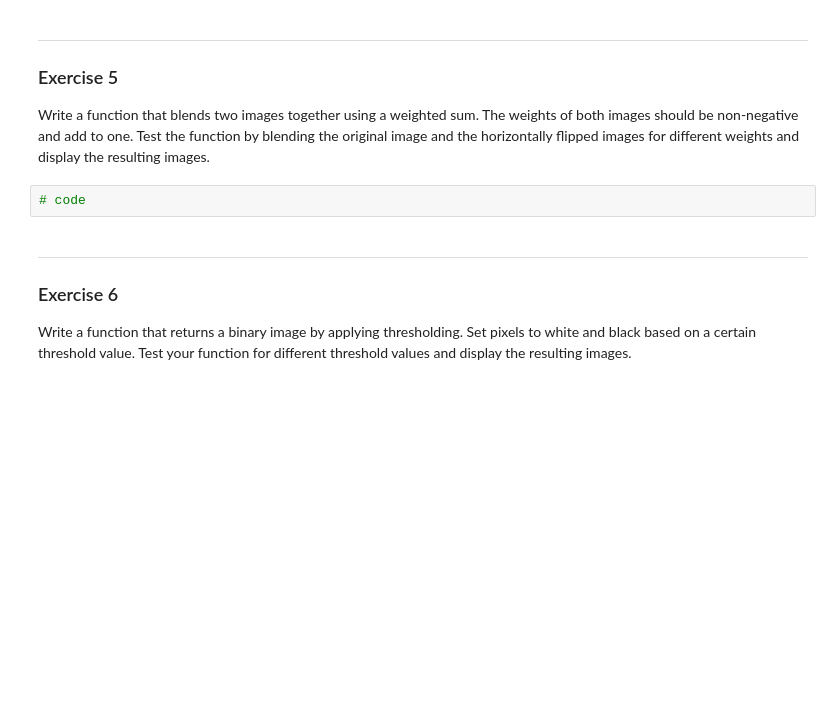
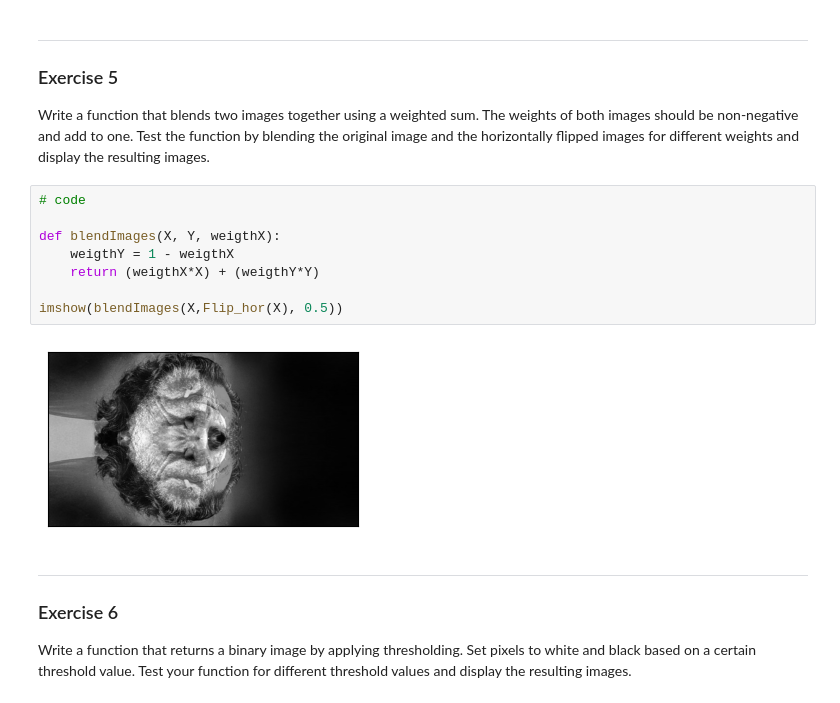
Before and after one commit to 42p4r4gu2/SecondSemester, a Jupyter notebook: PGKI/Assignments/ue09/ue09/notebooks/exercises_05_images.ipynb, the cells around one changed output. Drawn from its saved outputs; the diff is of its cells as text; blank space fills up the shorter version.

```diff
--- a/PGKI/Assignments/ue09/ue09/notebooks/exercises_05_images.ipynb
+++ b/PGKI/Assignments/ue09/ue09/notebooks/exercises_05_images.ipynb
@@ -65,6 +104,14 @@ Write a function that flips an image horizontally. Test your function and displa
 Write a function that blends two images together using a weighted sum. The weights of both images should be non-negative and add to one. Test the function by blending the original image and the horizontally flipped images for different weights and display the resulting images.
 # %%
 # code
+
+def blendImages(X, Y, weigthX):
+    weigthY = 1 - weigthX
+    return (weigthX*X) + (weigthY*Y)
+
+imshow(blendImages(X,Flip_hor(X), 0.5))
+# %% [output]
+[figure, added]
 # %% [markdown]
 ---
 ### Exercise 6
```
Also changed, not shown: parts of 5 cells of this notebook, 3 other files.
